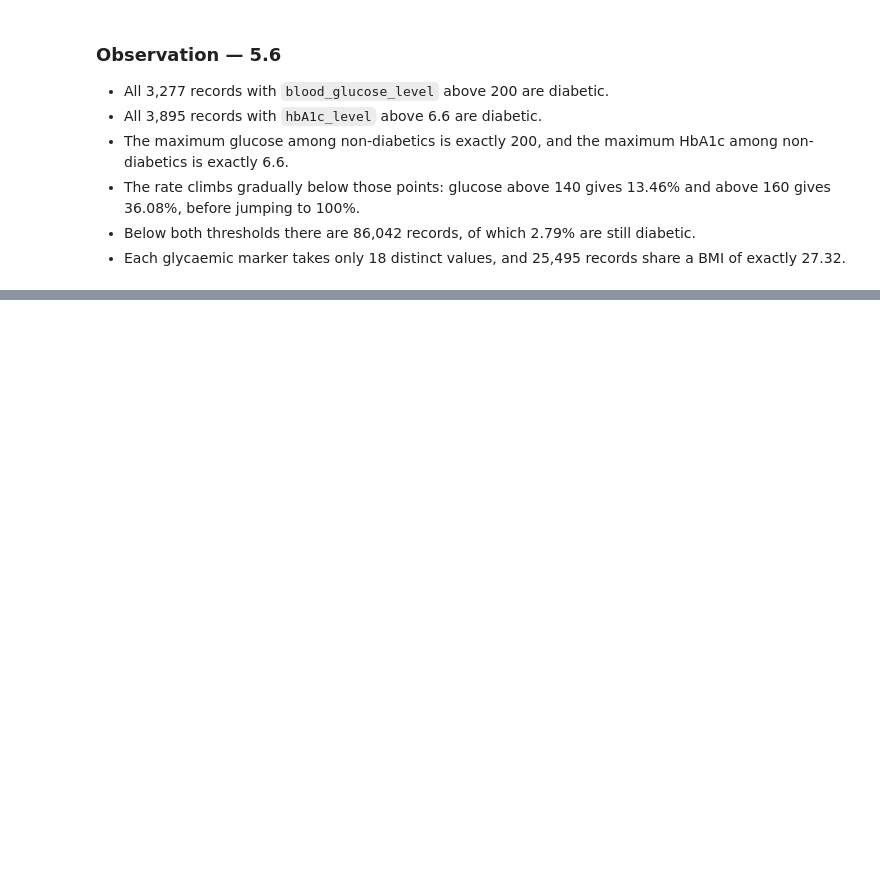
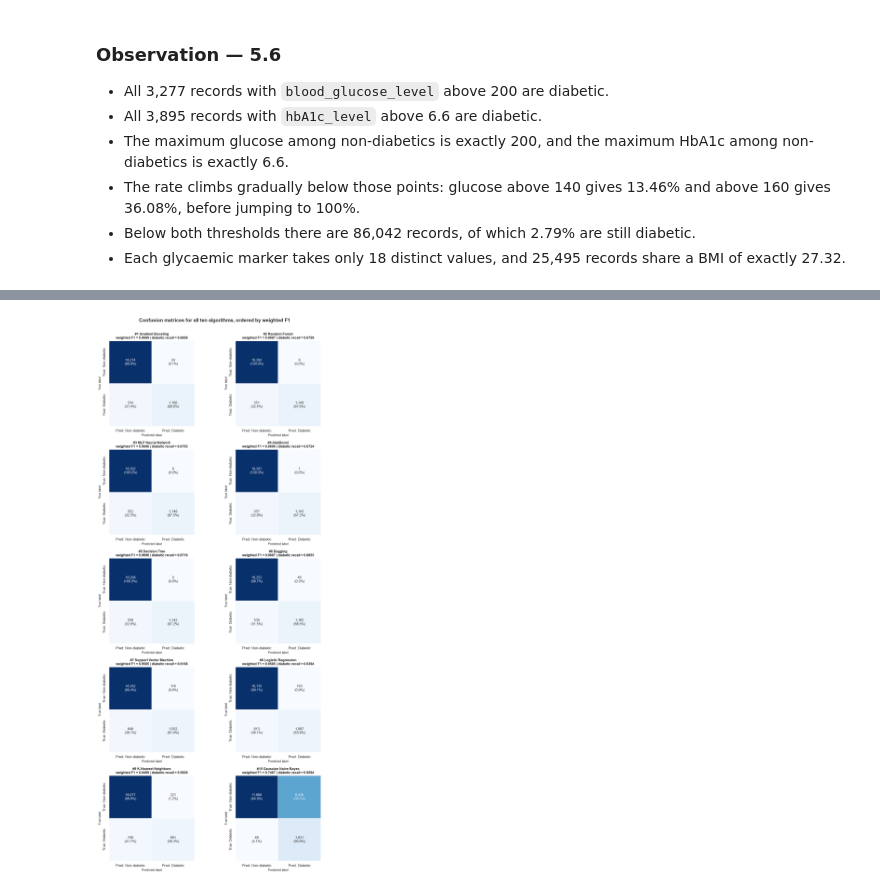
Before and after one commit to renexaan/glucotrack, a Jupyter notebook: notebooks/classification.ipynb, the cells around one changed output, grey strips where cells are left out. Cells and saved outputs as stored; diff of their text form; code cells hidden in the pictures; blank space fills up the shorter version.

```diff
--- a/notebooks/classification.ipynb
+++ b/notebooks/classification.ipynb
@@ -2048,0 +2313,23 @@ Most common single bmi value    : 27.32 (25,495 records, 25.5%)
+# %%
+partb_results = []
+for name, model in models_b.items():
+    row, y_pred, y_score = evaluate(name, model, X_test_proc, y_test)
+    partb_results.append(row)
+    preds[name], scores[name] = y_pred, y_score
+    conf_mats[name] = confusion_matrix(y_test, y_pred)
+
+part_a_names = set(results_df["Model"])
+all_results = pd.concat([results_df, pd.DataFrame(partb_results)], ignore_index=True)
+all_results.insert(1, "Part", np.where(all_results["Model"].isin(part_a_names), "A", "B"))
+
+final = all_results.sort_values("F1 (weighted)", ascending=False).reset_index(drop=True)
+final.insert(0, "Rank", np.arange(1, len(final) + 1))
+
+show_cols = ["Rank", "Model", "Part", "Accuracy", "Precision (weighted)", "Recall (weighted)",
+             "F1 (weighted)", "Precision (diabetic)", "Recall (diabetic)", "F1 (diabetic)", "ROC-AUC"]
+print("=" * 130)
+print("CONSOLIDATED COMPARISON: ALL TEN ALGORITHMS, ranked by weighted F1".center(130))
+print("=" * 130)
+display(final[show_cols].round(4).style.hide(axis="index")
+        .background_gradient(subset=["F1 (weighted)", "ROC-AUC", "Recall (diabetic)"], cmap="Blues"))
+print(f"Majority-class baseline accuracy: {(1 - y_test.mean()):.4f}")
@@ -2048,0 +2361,22 @@ Most common single bmi value    : 27.32 (25,495 records, 25.5%)
+# %%
+ordered10 = final["Model"].tolist()
+fig, axes = plt.subplots(5, 2, figsize=(11.5, 24))
+axes = axes.ravel()
+for ax, name in zip(axes, ordered10):
+    cm = conf_mats[name]
+    cm_pct = cm / cm.sum(axis=1, keepdims=True) * 100
+    labels = np.array([[f"{cm[i, j]:,}\n({cm_pct[i, j]:.1f}%)" for j in range(2)] for i in range(2)])
+    sns.heatmap(cm, annot=labels, fmt="", cmap="Blues", cbar=False, square=True,
+                linewidths=1.2, linecolor="white", annot_kws={"fontsize": 10.5}, ax=ax,
+                xticklabels=["Pred: Non-diabetic", "Pred: Diabetic"],
+                yticklabels=["True: Non-diabetic", "True: Diabetic"])
+    r = final.loc[final["Model"] == name].iloc[0]
+    ax.set_title(f"#{int(r['Rank'])} {name}\nweighted F1 = {r['F1 (weighted)']:.4f} | diabetic recall = {r['Recall (diabetic)']:.4f}",
+                 fontsize=10.5, fontweight="bold")
+    ax.set_xlabel("Predicted label"); ax.set_ylabel("True label")
+fig.suptitle("Confusion matrices for all ten algorithms, ordered by weighted F1",
+             fontsize=15, fontweight="bold", y=1.002)
+plt.tight_layout()
+plt.show()
+# %% [output]
+[figure, added]
```
Also changed, not shown: parts of 42 cells of this notebook.
